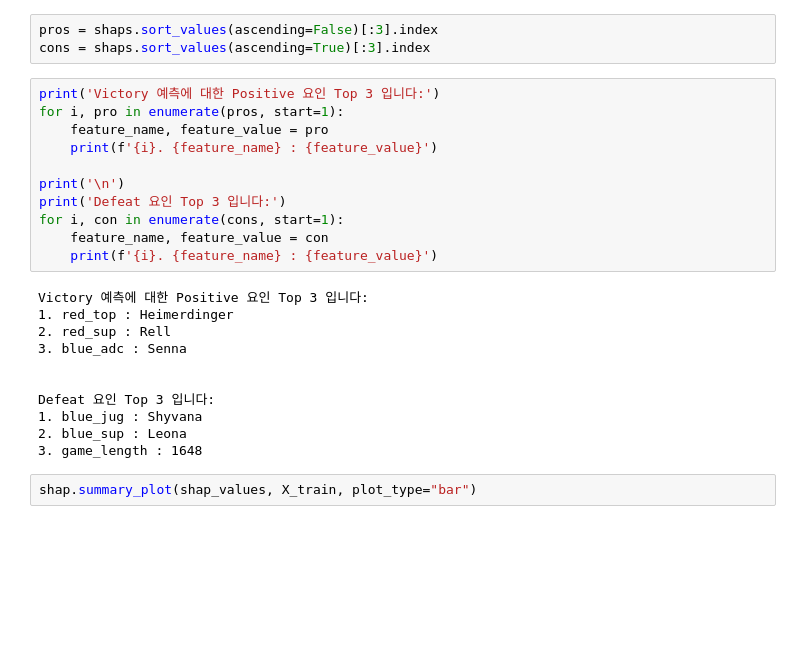
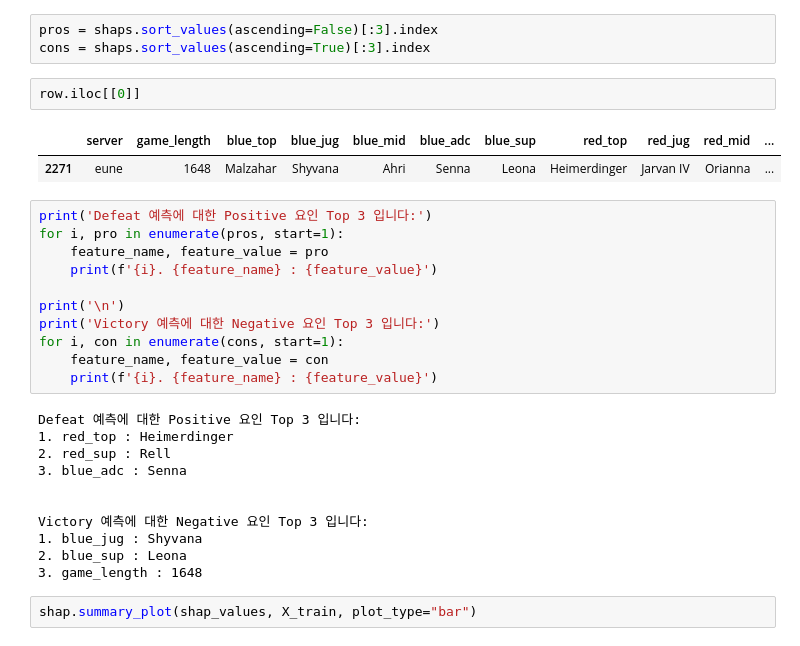
Before and after one commit to honeybeat1/ds-section2-project, a Jupyter notebook: ai-s2project-정다현.ipynb, the cells around one changed output. Saved outputs shown, nothing was run; the diff lists cells and outputs as text; blank space fills up the shorter version.

```diff
--- a/ai-s2project-정다현.ipynb
+++ b/ai-s2project-정다현.ipynb
@@ -577,25 +607,30 @@ shaps = pd.Series(shap_values[0], zip(feature_names, feature_values))
 # %%
 pros = shaps.sort_values(ascending=False)[:3].index
 cons = shaps.sort_values(ascending=True)[:3].index
+# %%
+row.iloc[[0]]
+# %% [output]
+|  | server | game_length | blue_top | blue_jug | blue_mid | blue_adc | blue_sup | red_top | red_jug | red_mid | ... |
+| 2271 | eune | 1648 | Malzahar | Shyvana | Ahri | Senna | Leona | Heimerdinger | Jarvan IV | Orianna | ... |
 # %%
-print('Victory 예측에 대한 Positive 요인 Top 3 입니다:')
+print('Defeat 예측에 대한 Positive 요인 Top 3 입니다:')
 for i, pro in enumerate(pros, start=1):
     feature_name, feature_value = pro
     print(f'{i}. {feature_name} : {feature_value}')
 
 print('\n')
-print('Defeat 요인 Top 3 입니다:')
+print('Victory 예측에 대한 Negative 요인 Top 3 입니다:')
 for i, con in enumerate(cons, start=1):
     feature_name, feature_value = con
     print(f'{i}. {feature_name} : {feature_value}')
 # %% [output]
-Victory 예측에 대한 Positive 요인 Top 3 입니다:
+Defeat 예측에 대한 Positive 요인 Top 3 입니다:
 1. red_top : Heimerdinger
 2. red_sup : Rell
 3. blue_adc : Senna
 
 
-Defeat 요인 Top 3 입니다:
+Victory 예측에 대한 Negative 요인 Top 3 입니다:
 1. blue_jug : Shyvana
 2. blue_sup : Leona
 3. game_length : 1648
```
Also changed, not shown: parts of 7 cells of this notebook.
